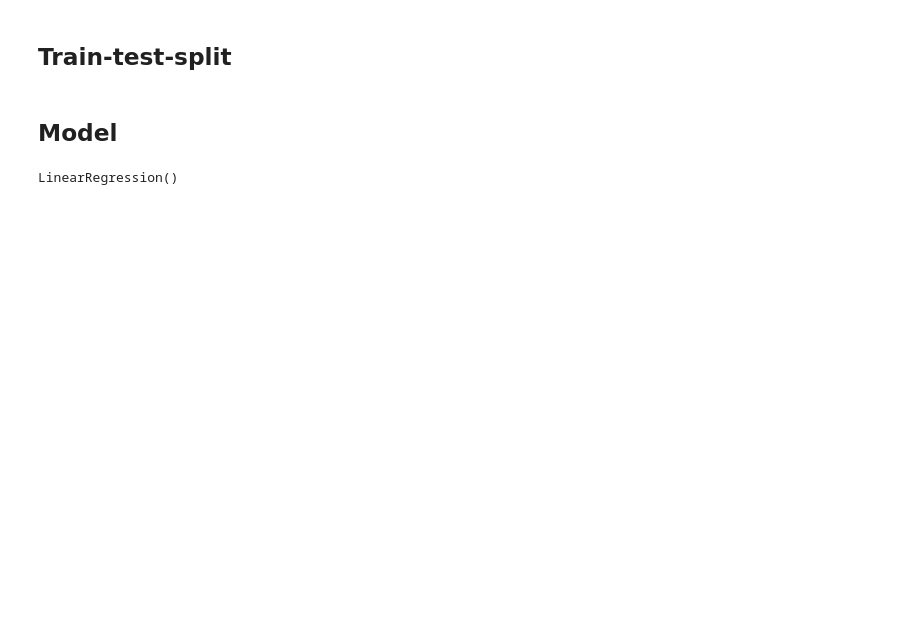
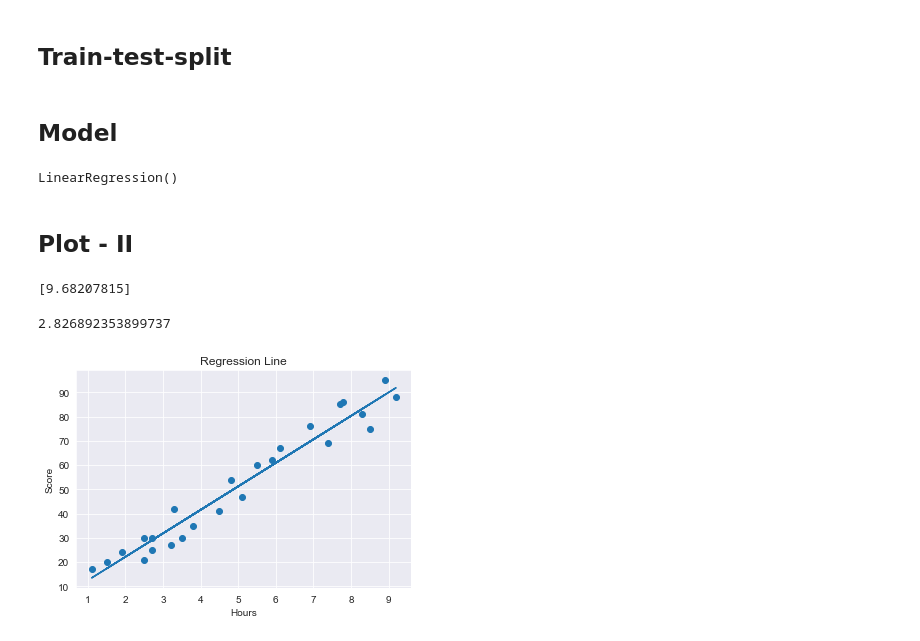
Before and after one commit to abphilip-work/Sparks, a Jupyter notebook: T1/T1.ipynb, the cells around one changed output. Saved outputs shown, nothing was run; the diff lists cells and outputs as text; code cells hidden in the pictures; blank space fills up the shorter version.

Commit message:
Added Regression Line

```diff
--- a/T1/T1.ipynb
+++ b/T1/T1.ipynb
@@ -89,3 +89,26 @@ model = LinearRegression()
 model.fit(xtrain, ytrain)
 # %% [output]
 LinearRegression()
+# %% [markdown]
+## Plot - II
+# %%
+a = model.coef_
+print(a)
+# %% [output]
+[9.68207815]
+# %%
+b = model.intercept_
+print(b)
+# %% [output]
+2.826892353899737
+# %%
+p = a*x+b
+# %%
+plt.scatter(x,y)
+plt.plot(x,p)
+plt.title('Regression Line')
+plt.xlabel('Hours')
+plt.ylabel('Score')
+plt.show()
+# %% [output]
+[figure, added]
```
Also changed, not shown: parts of 1 cell of this notebook.
